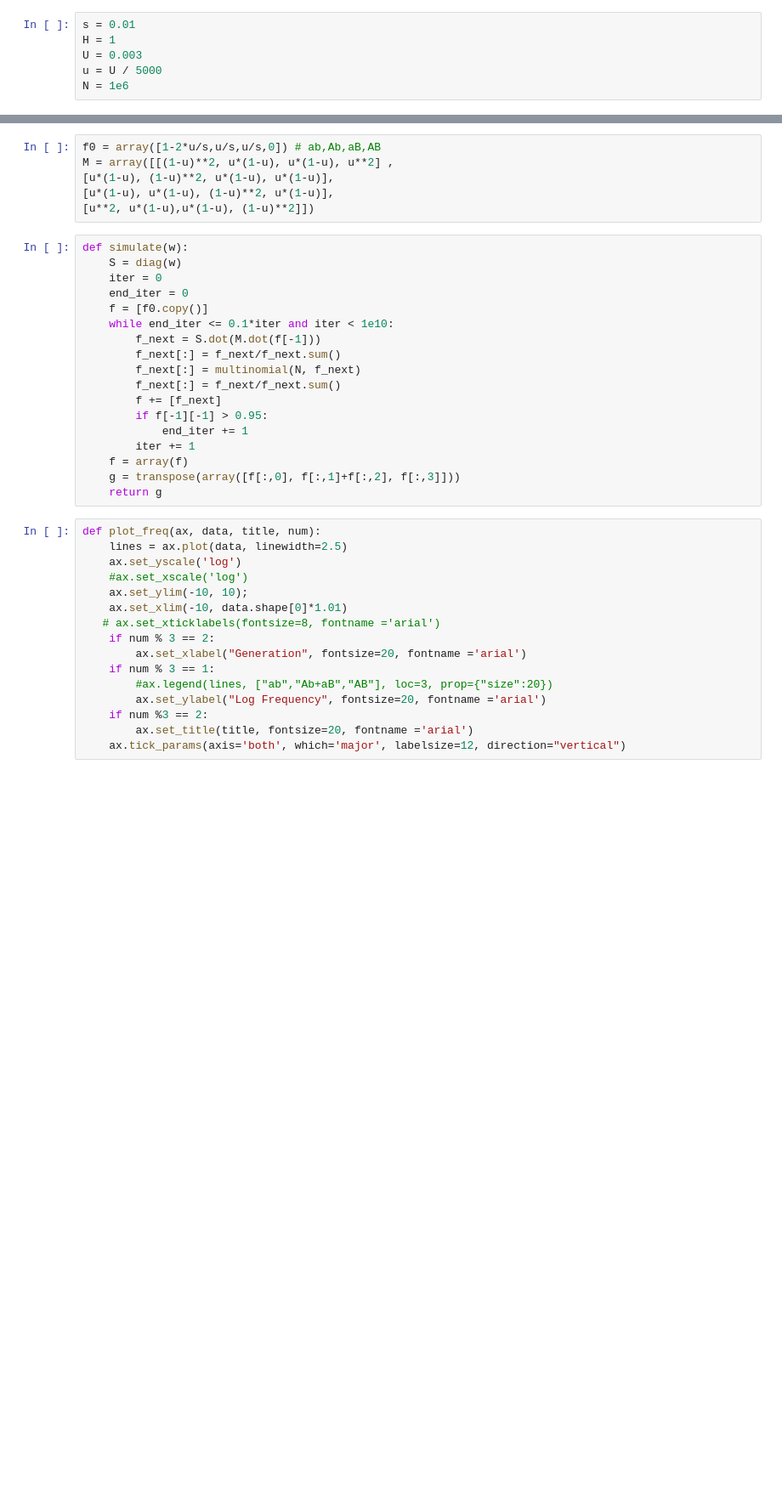
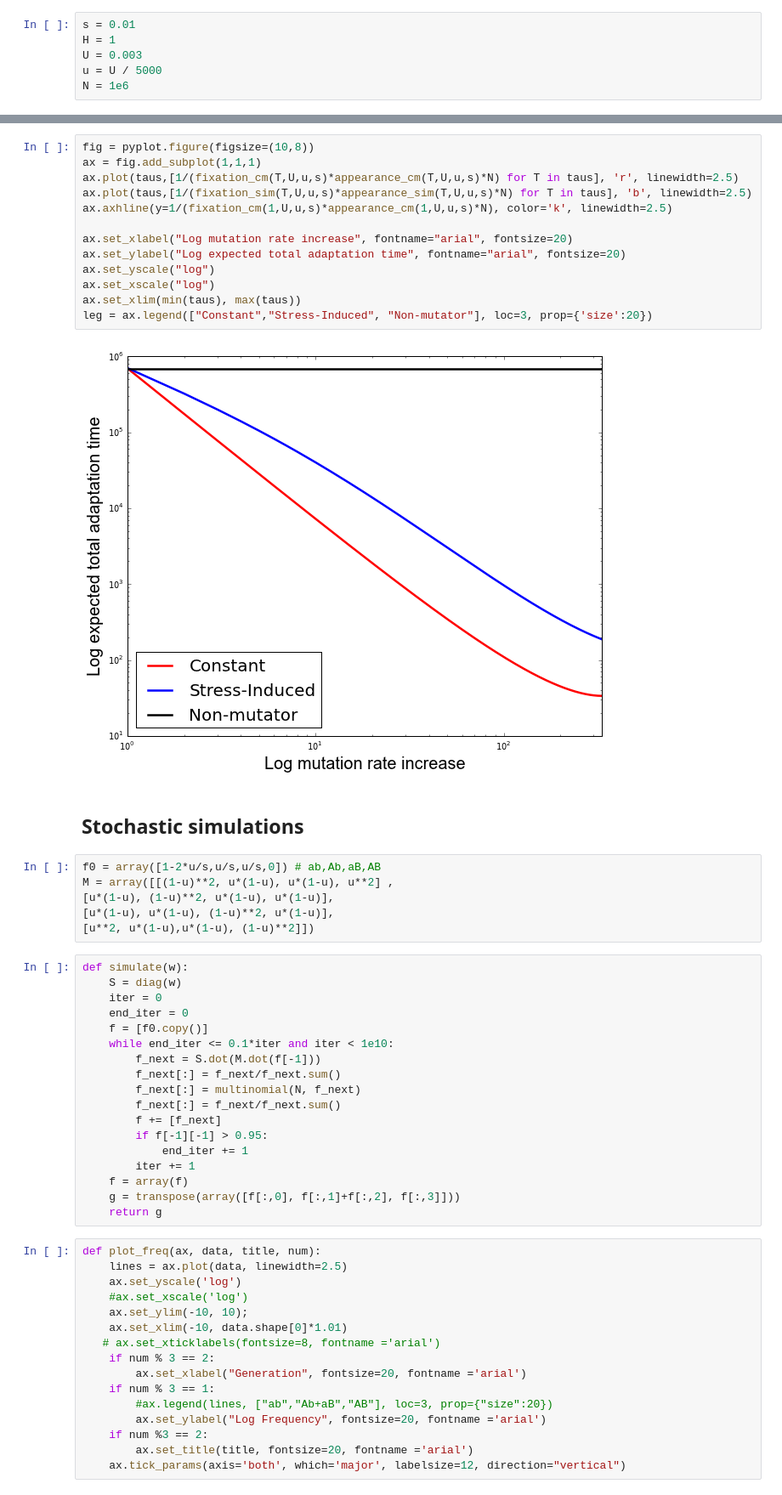
Before and after one commit to yoavram/ruggedsim, a Jupyter notebook: SIDEER2013/notebook.ipynb, the cells around one changed output, grey strips where cells are left out. Shown at 85% size. Cells and saved outputs as stored; diff of their text form; blank space fills up the shorter version.

```diff
--- a/SIDEER2013/notebook.ipynb
+++ b/SIDEER2013/notebook.ipynb
@@ -62,3 +57,20 @@ N = 1e6
+# %%
+fig = pyplot.figure(figsize=(10,8))
+ax = fig.add_subplot(1,1,1)
+ax.plot(taus,[1/(fixation_cm(T,U,u,s)*appearance_cm(T,U,u,s)*N) for T in taus], 'r', linewidth=2.5)
+ax.plot(taus,[1/(fixation_sim(T,U,u,s)*appearance_sim(T,U,u,s)*N) for T in taus], 'b', linewidth=2.5)
+ax.axhline(y=1/(fixation_cm(1,U,u,s)*appearance_cm(1,U,u,s)*N), color='k', linewidth=2.5)
+
+ax.set_xlabel("Log mutation rate increase", fontname="arial", fontsize=20)
+ax.set_ylabel("Log expected total adaptation time", fontname="arial", fontsize=20)
+ax.set_yscale("log")
+ax.set_xscale("log")
+ax.set_xlim(min(taus), max(taus))
+leg = ax.legend(["Constant","Stress-Induced", "Non-mutator"], loc=3, prop={'size':20})
+# %% [output]
+[figure, added]
+# %% [markdown]
+## Stochastic simulations
 # %%
 f0 = array([1-2*u/s,u/s,u/s,0]) # ab,Ab,aB,AB
 M = array([[(1-u)**2, u*(1-u), u*(1-u), u**2] ,
```
Also changed, not shown: parts of 31 cells of this notebook.
